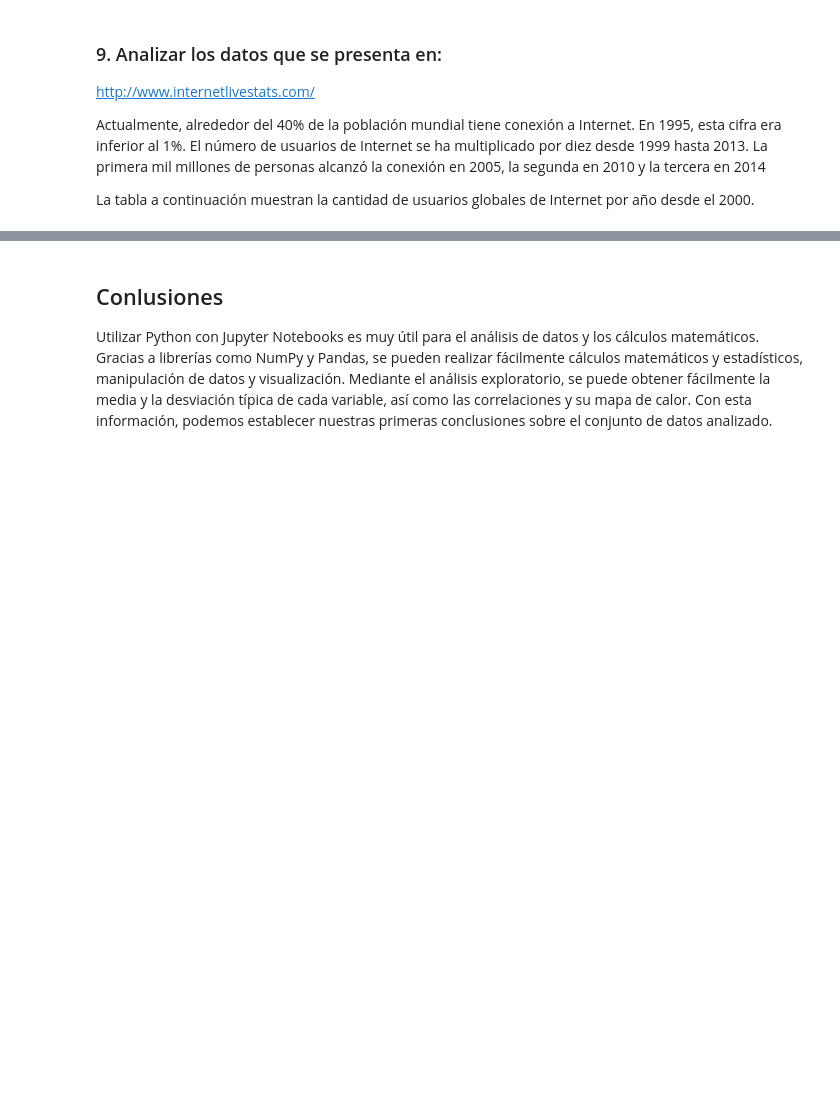
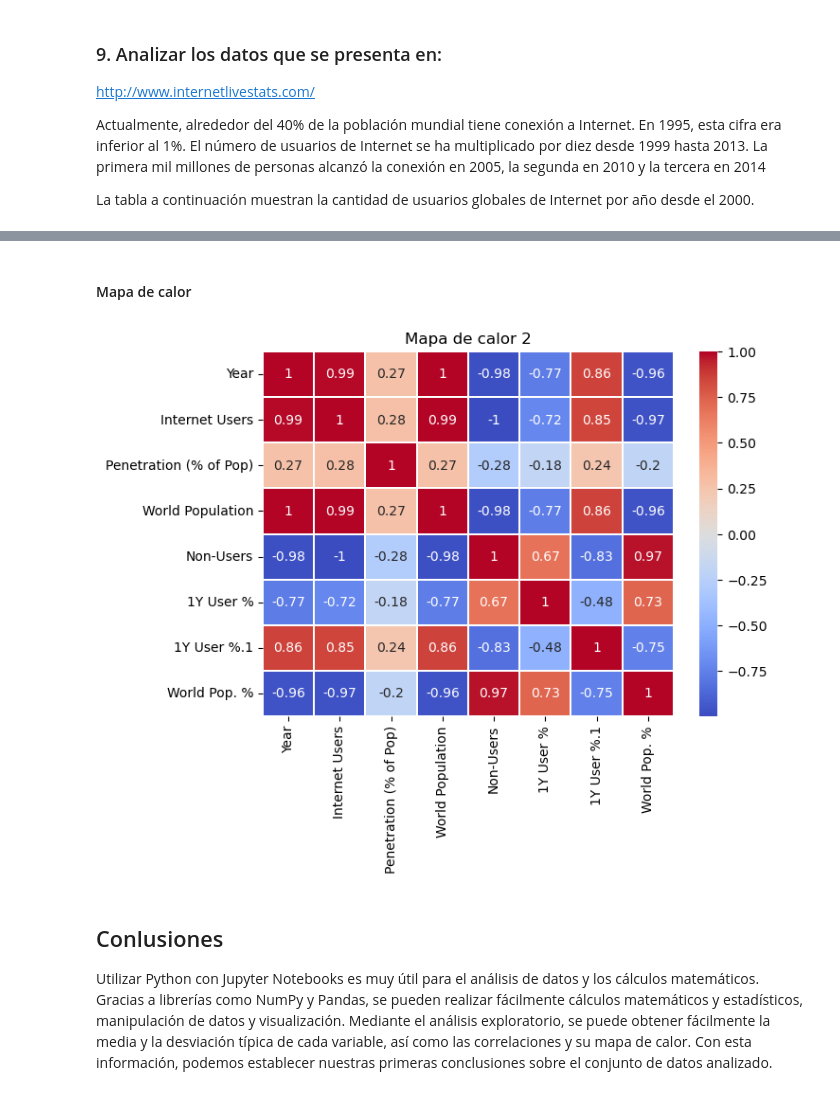
Before and after one commit to juandtap/Practica_02_analisis_multivariado_metodos_estocasticos, a Jupyter notebook: practica_02_probabilidad_momentos_exploracion.ipynb, the cells around one changed output, grey strips where cells are left out. Saved outputs shown, nothing was run; the diff lists cells and outputs as text; code cells hidden in the pictures; blank space fills up the shorter version.

```diff
--- a/practica_02_probabilidad_momentos_exploracion.ipynb
+++ b/practica_02_probabilidad_momentos_exploracion.ipynb
@@ -496,0 +541,3 @@ memory usage: 1.2+ KB
+# %%
+cr2 = dataframe_internet.corr(numeric_only=True)
+cr2.head(8)
@@ -497,3 +554,12 @@ memory usage: 1.2+ KB
+# %% [markdown]
+#### Mapa de calor
+# %%
+fig, ax  = plt.subplots(figsize = (7,5))
+plt.title("Mapa de calor 2")
+sns.heatmap(cr2, cmap= "coolwarm", linewidths = 0.30, annot=True)
+plt.show()
+# %% [output]
+[figure, added]
 # %% [markdown]
 ## Conlusiones
 
```
Also changed, not shown: parts of 8 cells of this notebook, 1 other file.
